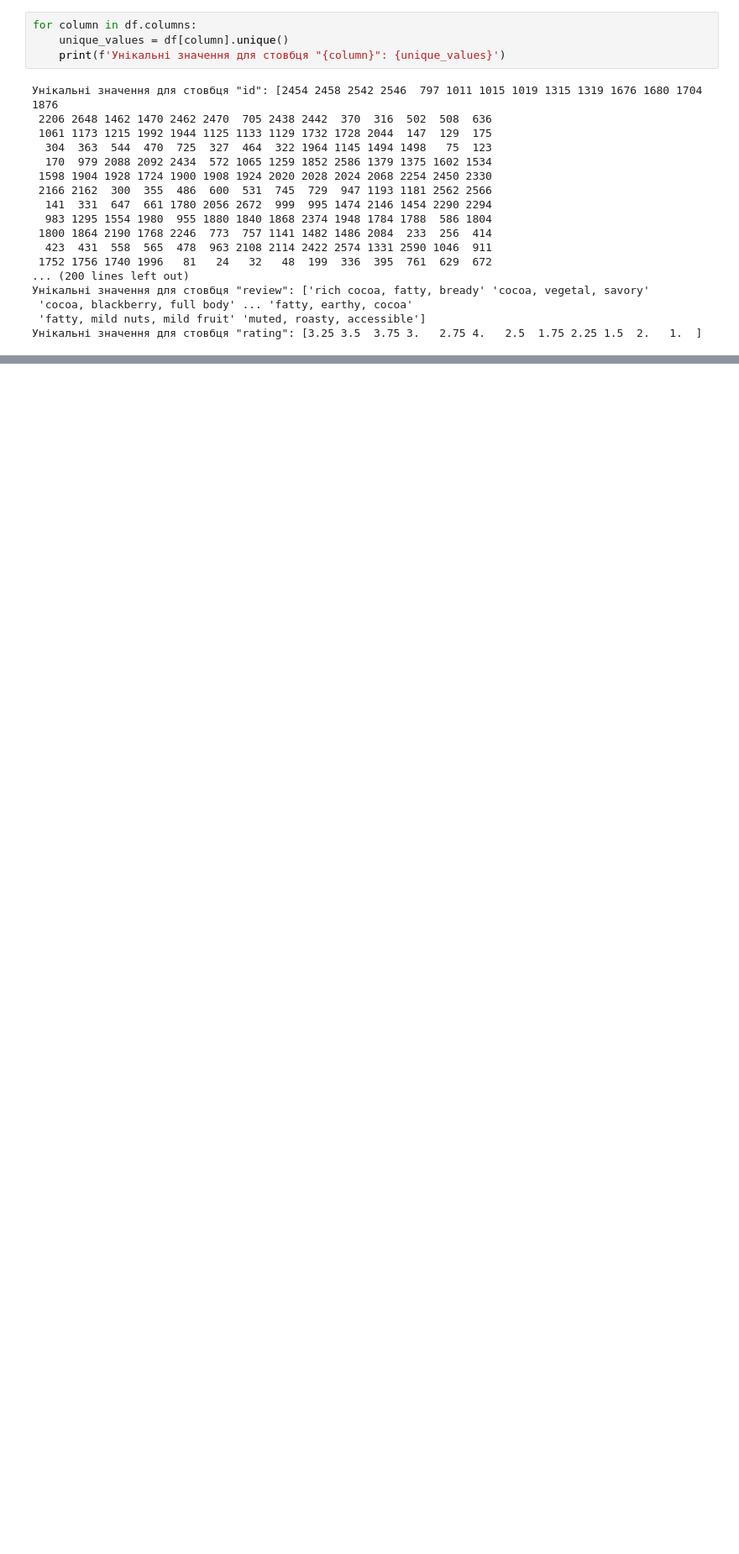
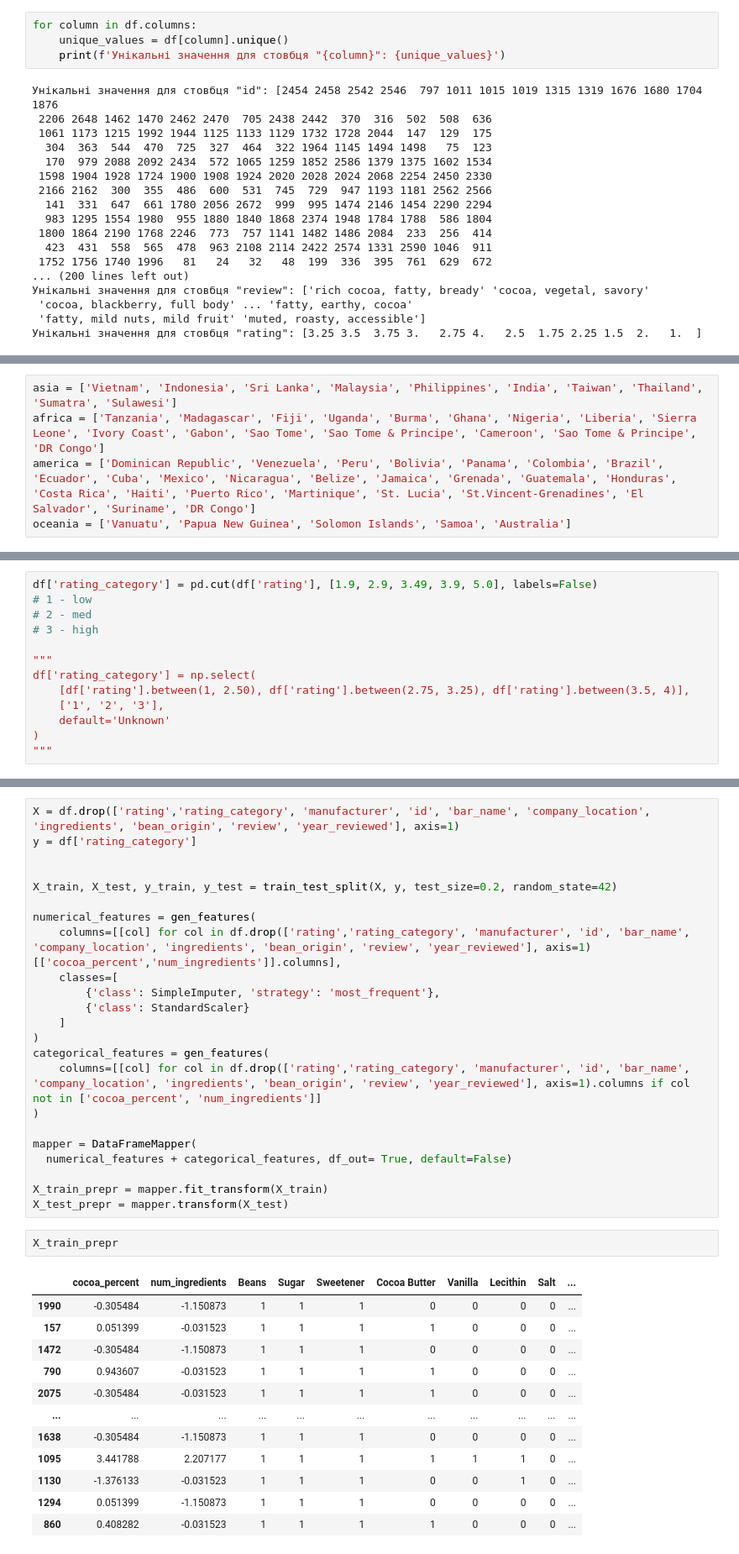
Before and after one commit to Valakas148/ML, a Jupyter notebook: lr4/lr4.ipynb, the cells around one changed output, grey strips where cells are left out. Shown: that part at 84% size. Cells and saved outputs as stored; diff of their text form; blank space fills up the shorter version.

```diff
--- a/lr4/lr4.ipynb
+++ b/lr4/lr4.ipynb
@@ -99,0 +174,5 @@ for column in df.columns:
+# %%
+asia = ['Vietnam', 'Indonesia', 'Sri Lanka', 'Malaysia', 'Philippines', 'India', 'Taiwan', 'Thailand', 'Sumatra', 'Sulawesi']
+africa = ['Tanzania', 'Madagascar', 'Fiji', 'Uganda', 'Burma', 'Ghana', 'Nigeria', 'Liberia', 'Sierra Leone', 'Ivory Coast', 'Gabon', 'Sao Tome', 'Sao Tome & Principe', 'Cameroon', 'Sao Tome & Principe', 'DR Congo']
+america = ['Dominican Republic', 'Venezuela', 'Peru', 'Bolivia', 'Panama', 'Colombia', 'Brazil', 'Ecuador', 'Cuba', 'Mexico', 'Nicaragua', 'Belize', 'Jamaica', 'Grenada', 'Guatemala', 'Honduras', 'Costa Rica', 'Haiti', 'Puerto Rico', 'Martinique', 'St. Lucia', 'St.Vincent-Grenadines', 'El Salvador', 'Suriname', 'DR Congo']
+oceania = ['Vanuatu', 'Papua New Guinea', 'Solomon Islands', 'Samoa', 'Australia']
@@ -99,0 +204,13 @@ for column in df.columns:
+# %%
+df['rating_category'] = pd.cut(df['rating'], [1.9, 2.9, 3.49, 3.9, 5.0], labels=False)
+# 1 - low
+# 2 - med
+# 3 - high
+
+"""
+df['rating_category'] = np.select(
+    [df['rating'].between(1, 2.50), df['rating'].between(2.75, 3.25), df['rating'].between(3.5, 4)],
+    ['1', '2', '3'],
+    default='Unknown'
+)
+"""
@@ -99,0 +238,38 @@ for column in df.columns:
+# %%
+X = df.drop(['rating','rating_category', 'manufacturer', 'id', 'bar_name', 'company_location', 'ingredients', 'bean_origin', 'review', 'year_reviewed'], axis=1)
+y = df['rating_category']
+
+
+X_train, X_test, y_train, y_test = train_test_split(X, y, test_size=0.2, random_state=42)
+
+numerical_features = gen_features(
+    columns=[[col] for col in df.drop(['rating','rating_category', 'manufacturer', 'id', 'bar_name', 'company_location', 'ingredients', 'bean_origin', 'review', 'year_reviewed'], axis=1)[['cocoa_percent','num_ingredients']].columns],
+    classes=[
+        {'class': SimpleImputer, 'strategy': 'most_frequent'},
+        {'class': StandardScaler}
+    ]
+)
+categorical_features = gen_features(
+    columns=[[col] for col in df.drop(['rating','rating_category', 'manufacturer', 'id', 'bar_name', 'company_location', 'ingredients', 'bean_origin', 'review', 'year_reviewed'], axis=1).columns if col not in ['cocoa_percent', 'num_ingredients']]
+)
+
+mapper = DataFrameMapper(
+  numerical_features + categorical_features, df_out= True, default=False)
+
+X_train_prepr = mapper.fit_transform(X_train)
+X_test_prepr = mapper.transform(X_test)
+# %%
+X_train_prepr
+# %% [output]
+|  | cocoa_percent | num_ingredients | Beans | Sugar | Sweetener | Cocoa Butter | Vanilla | Lecithin | Salt | ... |
+| 1990 | -0.305484 | -1.150873 | 1 | 1 | 1 | 0 | 0 | 0 | 0 | ... |
+| 157 | 0.051399 | -0.031523 | 1 | 1 | 1 | 1 | 0 | 0 | 0 | ... |
+| 1472 | -0.305484 | -1.150873 | 1 | 1 | 1 | 0 | 0 | 0 | 0 | ... |
+| 790 | 0.943607 | -0.031523 | 1 | 1 | 1 | 1 | 0 | 0 | 0 | ... |
+| 2075 | -0.305484 | -0.031523 | 1 | 1 | 1 | 1 | 0 | 0 | 0 | ... |
+| ... | ... | ... | ... | ... | ... | ... | ... | ... | ... | ... |
+| 1638 | -0.305484 | -1.150873 | 1 | 1 | 1 | 0 | 0 | 0 | 0 | ... |
+| 1095 | 3.441788 | 2.207177 | 1 | 1 | 1 | 1 | 1 | 1 | 0 | ... |
+| 1130 | -1.376133 | -0.031523 | 1 | 1 | 1 | 0 | 0 | 1 | 0 | ... |
+| 1294 | 0.051399 | -1.150873 | 1 | 1 | 1 | 0 | 0 | 0 | 0 | ... |
+| 860 | 0.408282 | -0.031523 | 1 | 1 | 1 | 1 | 0 | 0 | 0 | ... |
```
Also changed, not shown: parts of 21 cells of this notebook, 2 other files.
